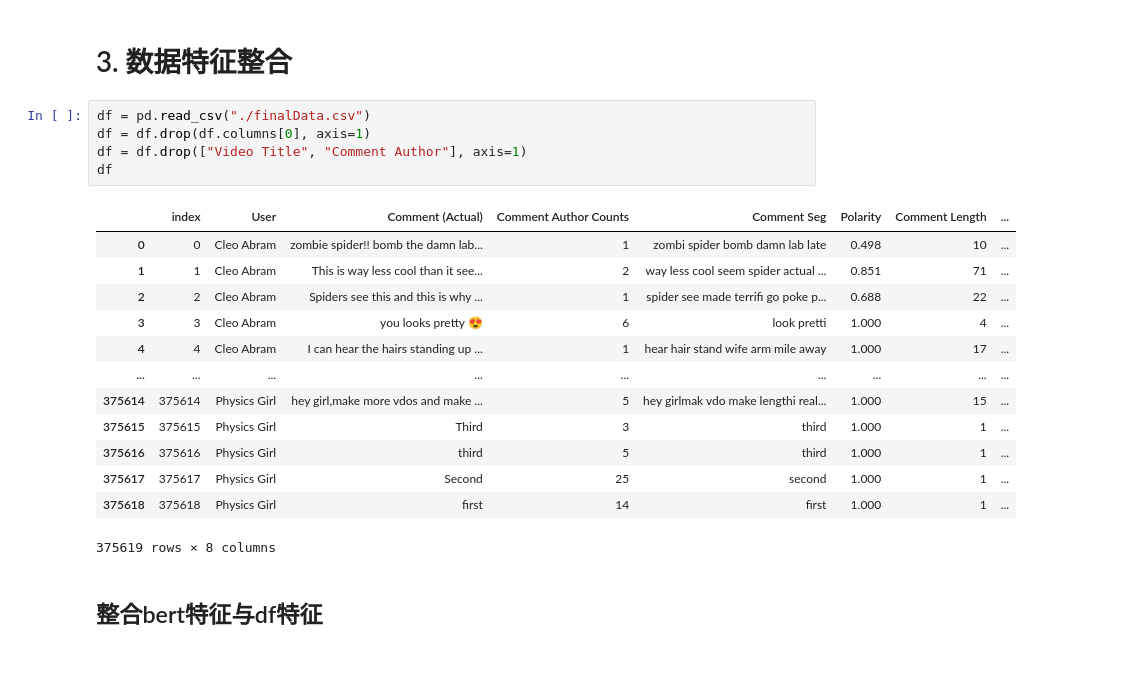
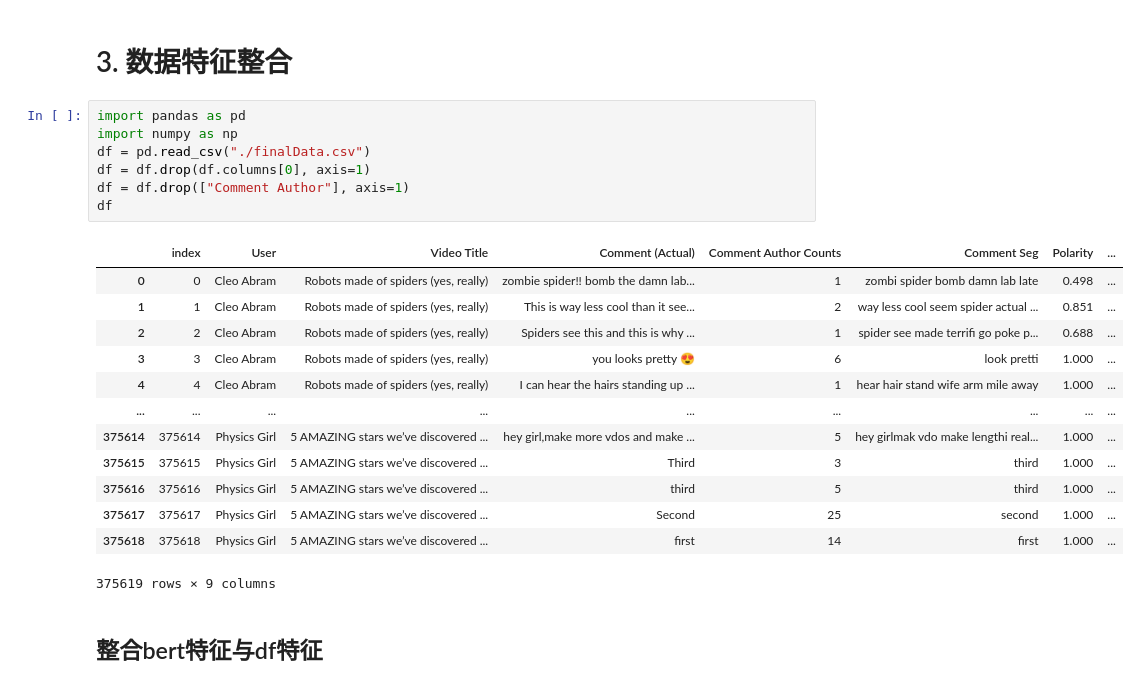
Before and after one commit to Blackteaxx/PythonDataAnalyze, a Jupyter notebook: PCA&Clustered/test.ipynb, the cells around one changed output. Saved outputs shown, nothing was run; the diff lists cells and outputs as text.

```diff
--- a/PCA&Clustered/test.ipynb
+++ b/PCA&Clustered/test.ipynb
@@ -262,24 +262,26 @@ np.savetxt("bertlabelPCA.csv", reduced_data, delimiter=',', fmt='%.8f')
 # %% [markdown]
 # 3. 数据特征整合
 # %%
+import pandas as pd
+import numpy as np
 df = pd.read_csv("./finalData.csv")
 df = df.drop(df.columns[0], axis=1)
-df = df.drop(["Video Title", "Comment Author"], axis=1)
+df = df.drop(["Comment Author"], axis=1)
 df
 # %% [output]
-|  | index | User | Comment (Actual) | Comment Author Counts | Comment Seg | Polarity | Comment Length | ... |
-| 0 | 0 | Cleo Abram | zombie spider!! bomb the damn lab... | 1 | zombi spider bomb damn lab late | 0.498 | 10 | ... |
-| 1 | 1 | Cleo Abram | This is way less cool than it see... | 2 | way less cool seem spider actual ... | 0.851 | 71 | ... |
-| 2 | 2 | Cleo Abram | Spiders see this and this is why ... | 1 | spider see made terrifi go poke p... | 0.688 | 22 | ... |
-| 3 | 3 | Cleo Abram | you looks pretty 😍 | 6 | look pretti | 1.000 | 4 | ... |
-| 4 | 4 | Cleo Abram | I can hear the hairs standing up ... | 1 | hear hair stand wife arm mile away | 1.000 | 17 | ... |
+|  | index | User | Video Title | Comment (Actual) | Comment Author Counts | Comment Seg | Polarity | ... |
+| 0 | 0 | Cleo Abram | Robots made of spiders (yes, really) | zombie spider!! bomb the damn lab... | 1 | zombi spider bomb damn lab late | 0.498 | ... |
+| 1 | 1 | Cleo Abram | Robots made of spiders (yes, really) | This is way less cool than it see... | 2 | way less cool seem spider actual ... | 0.851 | ... |
+| 2 | 2 | Cleo Abram | Robots made of spiders (yes, really) | Spiders see this and this is why ... | 1 | spider see made terrifi go poke p... | 0.688 | ... |
+| 3 | 3 | Cleo Abram | Robots made of spiders (yes, really) | you looks pretty 😍 | 6 | look pretti | 1.000 | ... |
+| 4 | 4 | Cleo Abram | Robots made of spiders (yes, really) | I can hear the hairs standing up ... | 1 | hear hair stand wife arm mile away | 1.000 | ... |
 | ... | ... | ... | ... | ... | ... | ... | ... | ... |
-| 375614 | 375614 | Physics Girl | hey girl,make more vdos and make ... | 5 | hey girlmak vdo make lengthi real... | 1.000 | 15 | ... |
-| 375615 | 375615 | Physics Girl | Third | 3 | third | 1.000 | 1 | ... |
-| 375616 | 375616 | Physics Girl | third | 5 | third | 1.000 | 1 | ... |
-| 375617 | 375617 | Physics Girl | Second | 25 | second | 1.000 | 1 | ... |
-| 375618 | 375618 | Physics Girl | first | 14 | first | 1.000 | 1 | ... |
+| 375614 | 375614 | Physics Girl | 5 AMAZING stars we’ve discovered ... | hey girl,make more vdos and make ... | 5 | hey girlmak vdo make lengthi real... | 1.000 | ... |
+| 375615 | 375615 | Physics Girl | 5 AMAZING stars we’ve discovered ... | Third | 3 | third | 1.000 | ... |
+| 375616 | 375616 | Physics Girl | 5 AMAZING stars we’ve discovered ... | third | 5 | third | 1.000 | ... |
+| 375617 | 375617 | Physics Girl | 5 AMAZING stars we’ve discovered ... | Second | 25 | second | 1.000 | ... |
+| 375618 | 375618 | Physics Girl | 5 AMAZING stars we’ve discovered ... | first | 14 | first | 1.000 | ... |
-375619 rows × 8 columns
+375619 rows × 9 columns
 # %% [markdown]
 ## 整合bert特征与df特征
 # %%
```
Also changed, not shown: parts of 1 cell of this notebook, 2 other files.
